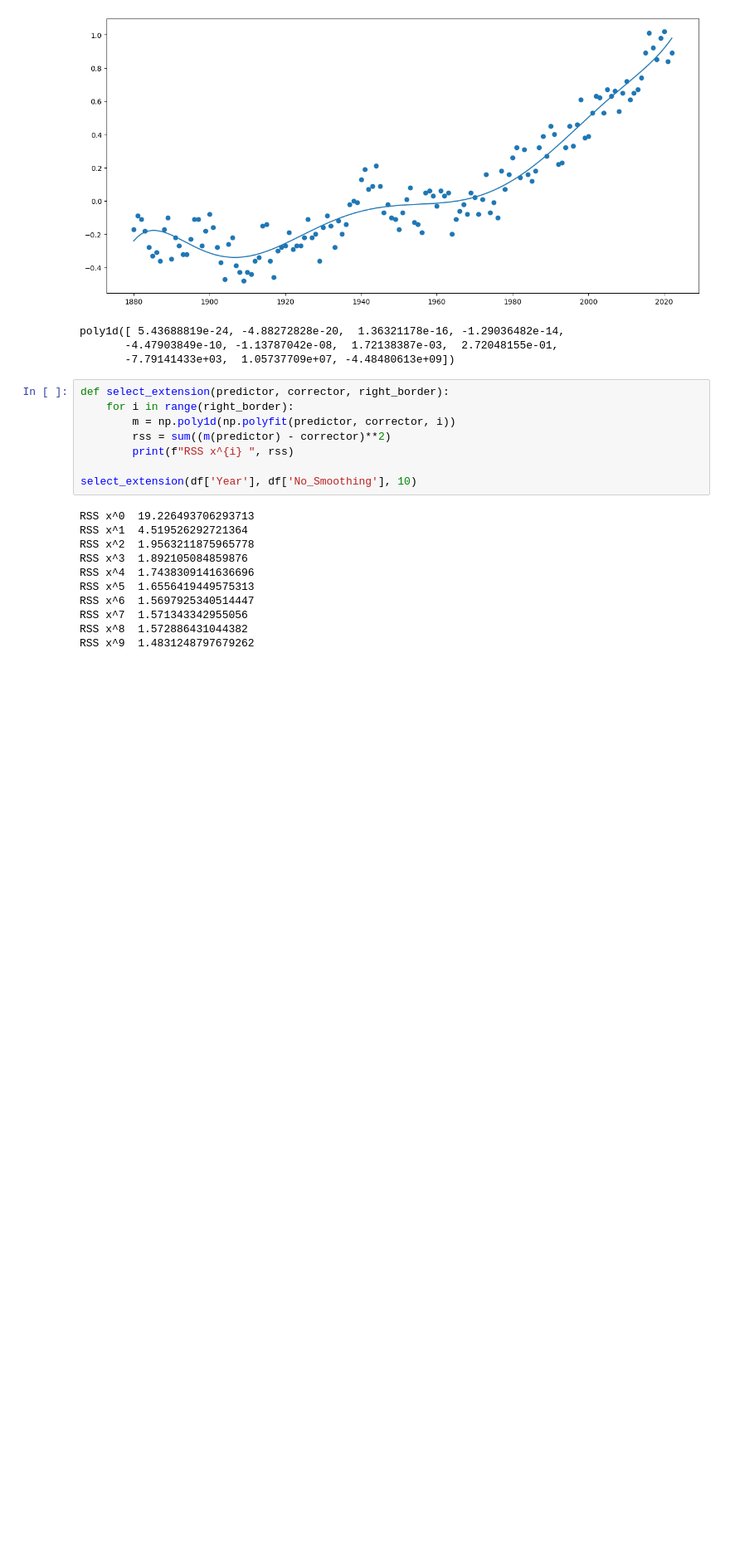
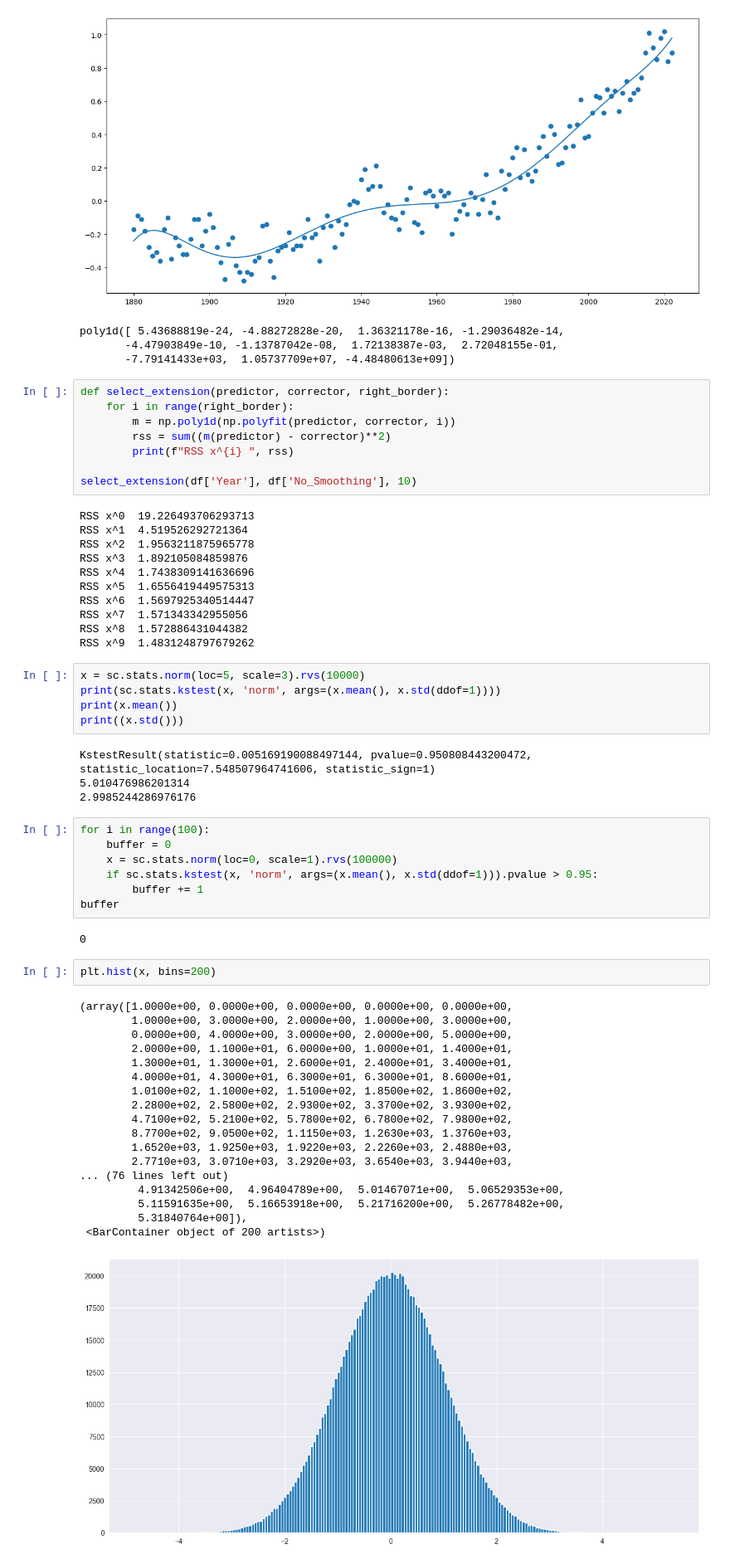
Before and after one commit to GlanceFromTheScreen/BigData-and-Statistics, a Jupyter notebook: lin_regr.ipynb, the cells around one changed output. Shown: that part at 83% size. Cells and saved outputs as stored; diff of their text form; blank space fills up the shorter version.

```diff
--- a/lin_regr.ipynb
+++ b/lin_regr.ipynb
@@ -117,3 +117,42 @@ RSS x^6  1.5697925340514447
 RSS x^7  1.571343342955056
 RSS x^8  1.572886431044382
 RSS x^9  1.4831248797679262
+# %%
+x = sc.stats.norm(loc=5, scale=3).rvs(10000)
+print(sc.stats.kstest(x, 'norm', args=(x.mean(), x.std(ddof=1))))
+print(x.mean())
+print((x.std()))
+# %% [output]
+KstestResult(statistic=0.005169190088497144, pvalue=0.950808443200472, statistic_location=7.548507964741606, statistic_sign=1)
+5.010476986201314
+2.9985244286976176
+# %%
+for i in range(100):
+    buffer = 0
+    x = sc.stats.norm(loc=0, scale=1).rvs(100000)
+    if sc.stats.kstest(x, 'norm', args=(x.mean(), x.std(ddof=1))).pvalue > 0.95:
+        buffer += 1
+buffer
+# %% [output]
+0
+# %%
+plt.hist(x, bins=200)
+# %% [output]
+(array([1.0000e+00, 0.0000e+00, 0.0000e+00, 0.0000e+00, 0.0000e+00,
+        1.0000e+00, 3.0000e+00, 2.0000e+00, 1.0000e+00, 3.0000e+00,
+        0.0000e+00, 4.0000e+00, 3.0000e+00, 2.0000e+00, 5.0000e+00,
+        2.0000e+00, 1.1000e+01, 6.0000e+00, 1.0000e+01, 1.4000e+01,
+        1.3000e+01, 1.3000e+01, 2.6000e+01, 2.4000e+01, 3.4000e+01,
+        4.0000e+01, 4.3000e+01, 6.3000e+01, 6.3000e+01, 8.6000e+01,
+        1.0100e+02, 1.1000e+02, 1.5100e+02, 1.8500e+02, 1.8600e+02,
+        2.2800e+02, 2.5800e+02, 2.9300e+02, 3.3700e+02, 3.9300e+02,
+        4.7100e+02, 5.2100e+02, 5.7800e+02, 6.7800e+02, 7.9800e+02,
+        8.7700e+02, 9.0500e+02, 1.1150e+03, 1.2630e+03, 1.3760e+03,
+        1.6520e+03, 1.9250e+03, 1.9220e+03, 2.2260e+03, 2.4880e+03,
+        2.7710e+03, 3.0710e+03, 3.2920e+03, 3.6540e+03, 3.9440e+03,
+... (76 lines left out)
+         4.91342506e+00,  4.96404789e+00,  5.01467071e+00,  5.06529353e+00,
+         5.11591635e+00,  5.16653918e+00,  5.21716200e+00,  5.26778482e+00,
+         5.31840764e+00]),
+ <BarContainer object of 200 artists>)
+[figure, added]
```
Also changed, not shown: 2 other files.
